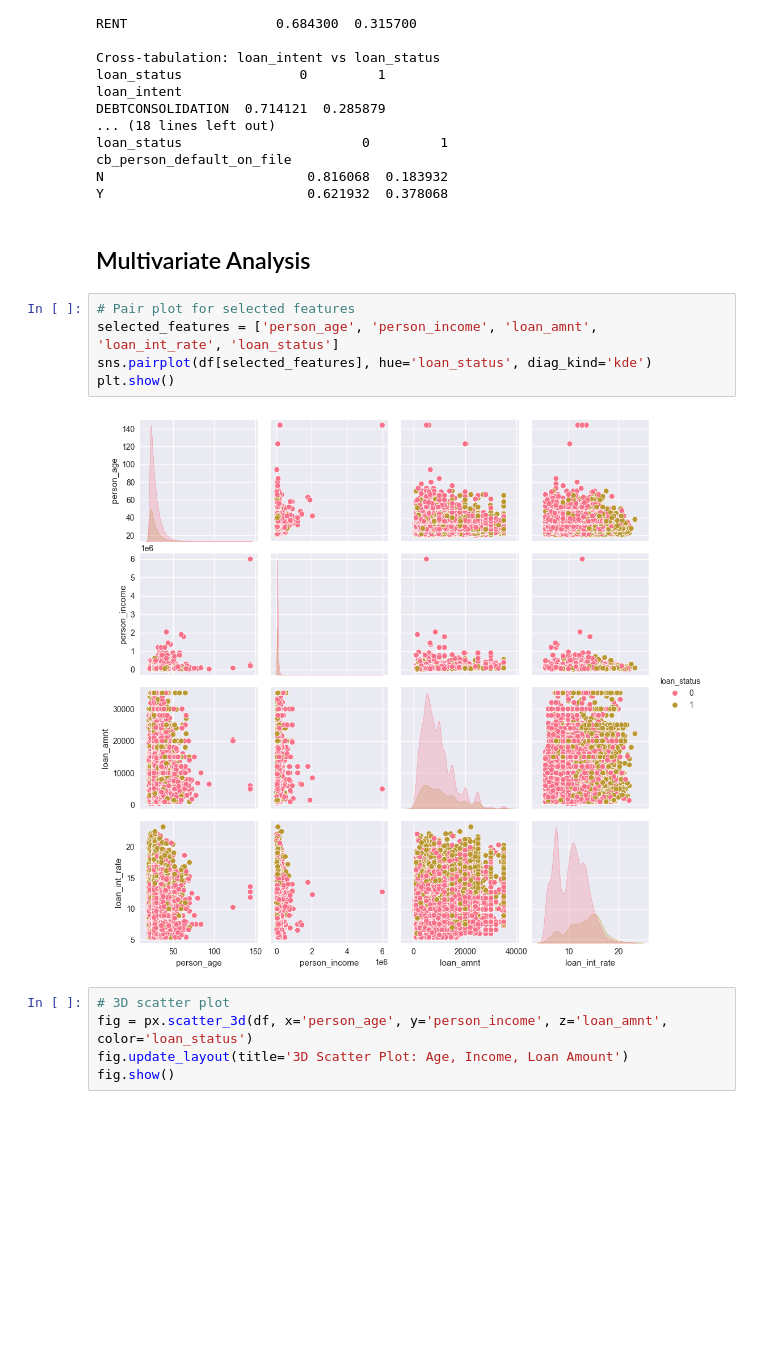
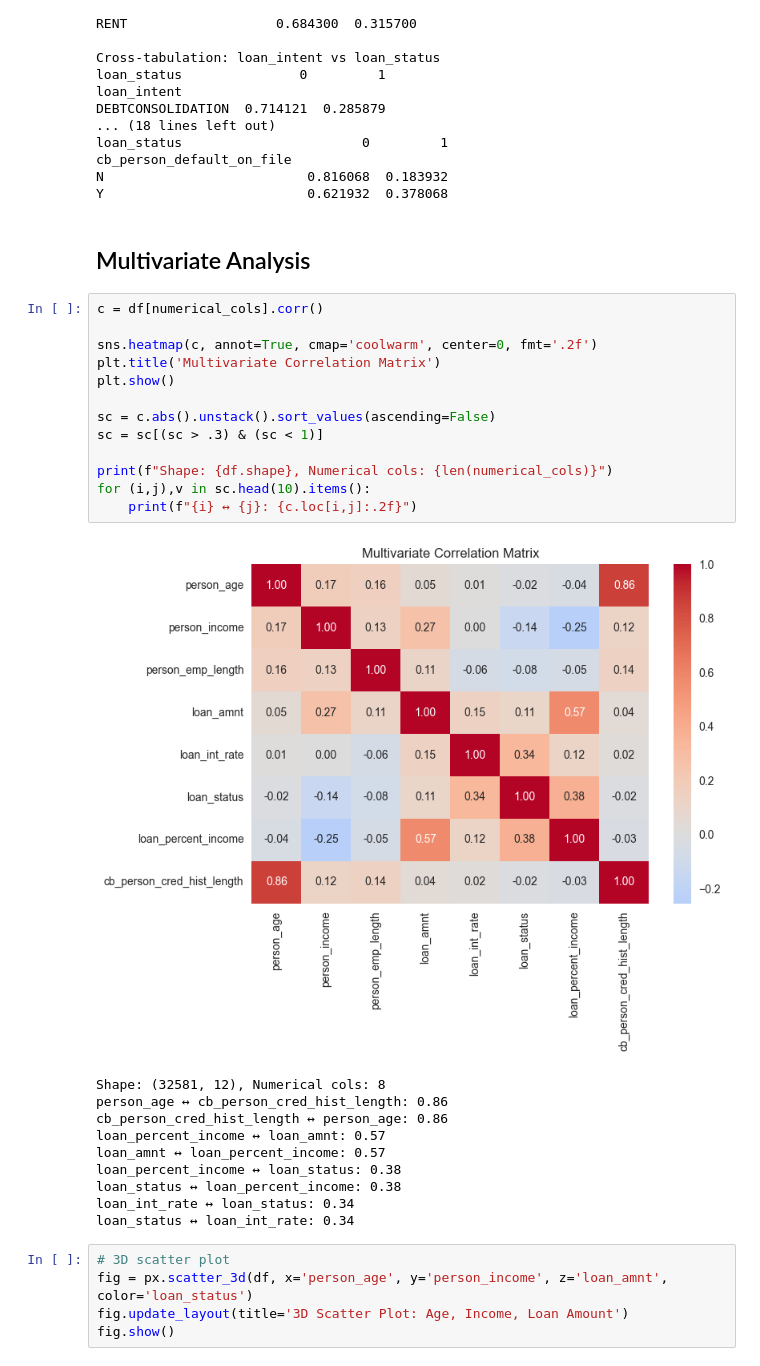
Before and after one commit to shegaw-21/credit-risk-prediction, a Jupyter notebook: notebooks/01_eda.ipynb, the cells around one changed output. Cells and saved outputs as stored; diff of their text form; blank space fills up the shorter version.

```diff
--- a/notebooks/01_eda.ipynb
+++ b/notebooks/01_eda.ipynb
@@ -165,15 +173,32 @@ loan_status                       0         1
 cb_person_default_on_file
 N                          0.816068  0.183932
 Y                          0.621932  0.378068
-# %% [markdown]
-## Multivariate Analysis
+# %% [markdown]
+## Multivariate Analysis
 # %%
-# Pair plot for selected features
-selected_features = ['person_age', 'person_income', 'loan_amnt', 'loan_int_rate', 'loan_status']
-sns.pairplot(df[selected_features], hue='loan_status', diag_kind='kde')
+c = df[numerical_cols].corr()
+
+sns.heatmap(c, annot=True, cmap='coolwarm', center=0, fmt='.2f')
+plt.title('Multivariate Correlation Matrix')
 plt.show()
+
+sc = c.abs().unstack().sort_values(ascending=False)
+sc = sc[(sc > .3) & (sc < 1)]
+
+print(f"Shape: {df.shape}, Numerical cols: {len(numerical_cols)}")
+for (i,j),v in sc.head(10).items():
+    print(f"{i} ↔ {j}: {c.loc[i,j]:.2f}")
 # %% [output]
-[figure, old version]
+[figure, new version]
+Shape: (32581, 12), Numerical cols: 8
+person_age ↔ cb_person_cred_hist_length: 0.86
+cb_person_cred_hist_length ↔ person_age: 0.86
+loan_percent_income ↔ loan_amnt: 0.57
+loan_amnt ↔ loan_percent_income: 0.57
+loan_percent_income ↔ loan_status: 0.38
+loan_status ↔ loan_percent_income: 0.38
+loan_int_rate ↔ loan_status: 0.34
+loan_status ↔ loan_int_rate: 0.34
 # %%
 # 3D scatter plot
 fig = px.scatter_3d(df, x='person_age', y='person_income', z='loan_amnt', color='loan_status')
```
Also changed, not shown: parts of 9 cells of this notebook, 27 other files.
